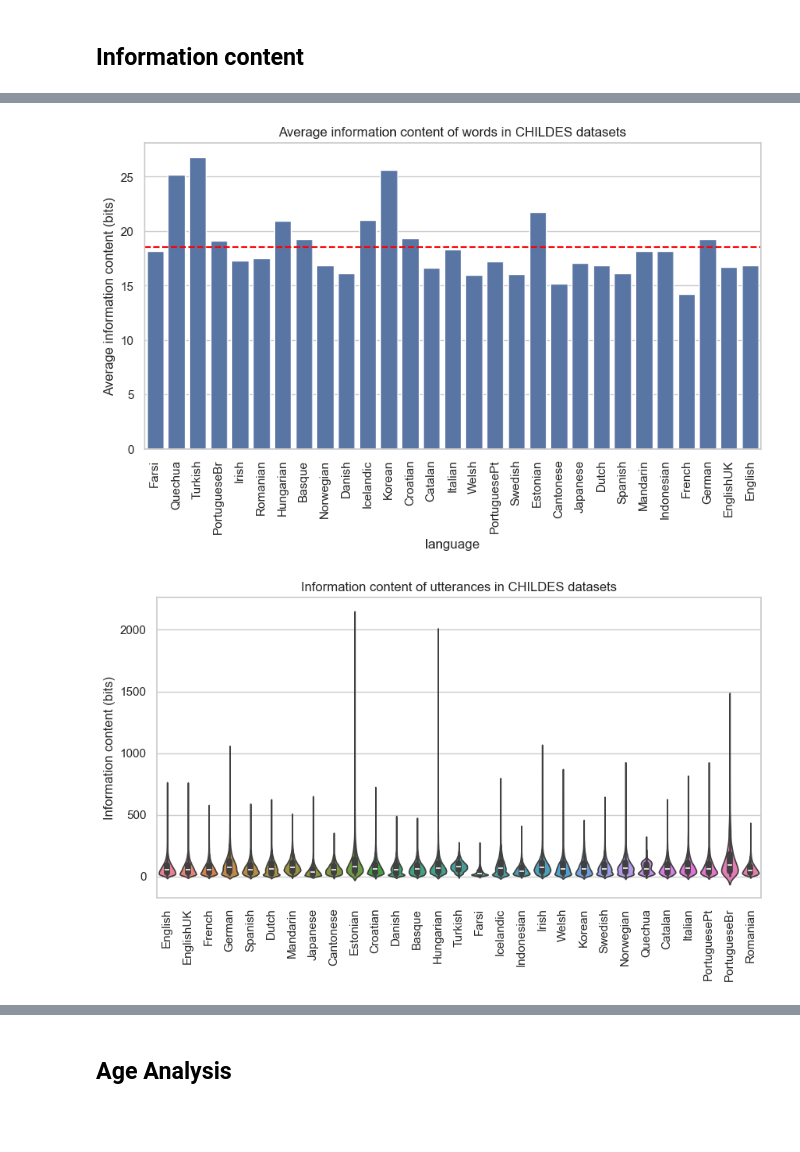
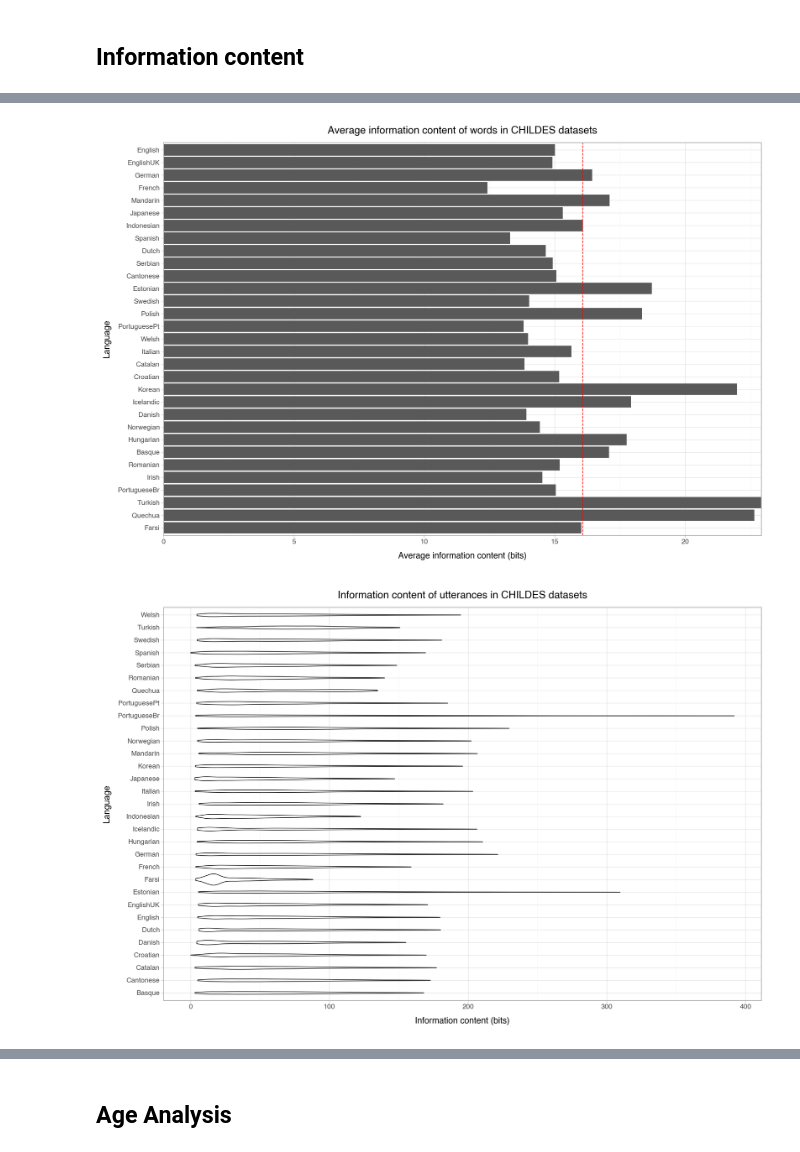
Before and after one commit to codebyzeb/g2p-plus, a Jupyter notebook: datasets/childes/analysis/datasets.ipynb, the cells around one changed output, grey strips where cells are left out. Drawn from its saved outputs; the diff is of its cells as text; code cells hidden in the pictures; blank space fills up the shorter version.

```diff
--- a/datasets/childes/analysis/datasets.ipynb
+++ b/datasets/childes/analysis/datasets.ipynb
@@ -6,8 +6,9 @@ Comparing the different languages within the CHILDES dataset.
 import pandas as pd
 import seaborn as sns
 import matplotlib.pyplot as plt
+import plotly.express as px
+import plotnine as p9
 import numpy as np
-import plotly.express as px
 
 from datasets import load_dataset, get_dataset_config_names
 from tqdm import tqdm
@@ -15,3 +16,4 @@ from tqdm import tqdm
 DATASET_PATH = '../CHILDES-dataset'
 
 sns.set_theme(style="whitegrid")
+p9.theme_set(p9.theme_light())
@@ -18,13 +22,13 @@ sns.set_theme(style="whitegrid")
 # %%
-languages = get_dataset_config_names('transformersegmentation/CHILDES')
+languages = get_dataset_config_names(DATASET_PATH)
 print('Languages:', languages)
-datasets = {language : load_dataset('transformersegmentation/CHILDES', language, split='train') for language in languages}
+datasets = {language : load_dataset(DATASET_PATH, language, split='train') for language in languages}
 # %% [output]
 Languages: ['English', 'EnglishUK', 'French', 'German', 'Spanish', 'Dutch', 'Mandarin', 'Japanese', 'Cantonese', 'Estonian', 'Croatian', 'Danish', 'Basque', 'Hungarian', 'Turkish', 'Farsi', 'Icelandic ...
 # %%
 properties = pd.DataFrame(columns=['language', 'n_utterances', 'n_words', 'n_phonemes', 'unique_words'])
-properties.set_index('language', inplace=True)
-properties.index.name = 'language'
+#properties.set_index('language', inplace=True)
+#properties.index.name = 'language'
 
 for language, dataset in datasets.items():
     lines = list(dataset['phonemized_utterance'])
@@ -35,7 +39,7 @@ for language, dataset in datasets.items():
     unique_words = [w.strip() for w in ' '.join(lines).split('WORD_BOUNDARY')]
     unique_words = len(set(unique_words))
 
-    properties.loc[language] = [n_utterances, n_words, n_phonemes, unique_words]
+    properties.loc[len(properties)] = [language, n_utterances, n_words, n_phonemes, unique_words]
 
 properties
 # %% [output]
@@ -276,0 +355,5 @@ plt.show()
+# %%
+# Remove top 5% of information content values for each language
+for language in information_content:
+    percentile = np.percentile(information_content[language], 95)
+    information_content[language] = [i for i in information_content[language] if i <= percentile]
@@ -277,35 +376,50 @@ plt.show()
 # %%
 # Plot average information content of words in each language
-plt.figure(figsize=(10, 5))
-# Sort by n_words
-properties = properties.sort_values('n_words')
-properties['average_information_content'] = [np.mean(information_content[language]) for language in properties.index]
-sns.barplot(data=properties, x=properties.index, y='average_information_content')
-plt.axhline(y=properties['average_information_content'].mean(), color='red', linestyle='--')
-plt.xticks(rotation=90)
-plt.ylabel('Average information content (bits)')
-plt.title('Average information content of words in CHILDES datasets')
-plt.show()
+properties['average_information_content'] = [np.mean(information_content[language]) for language in properties.language]
+
+p = (p9.ggplot(properties.reset_index(), p9.aes(x='language', y='average_information_content'))
+     + p9.geom_bar(stat='identity')
+     + p9.geom_hline(yintercept=properties['average_information_content'].mean(), linetype='dashed', color='red')
+     + p9.scale_y_continuous(limits=(0, None), expand=(0, 0))
+     + p9.coord_flip()
+     + p9.theme(figure_size=(12, 8))
+     + p9.ggtitle('Average information content of words in CHILDES datasets')
+     + p9.xlab('Language')
+     + p9.ylab('Average information content (bits)')
+)
+
+p.show()
 # %% [output]
-[figure, old version]
+[figure, new version]
 # %%
 # Calculate the information content of each utterance in each language
 information_content = {}
 for language, dataset in tqdm(datasets.items()):
     lines = list(dataset['phonemized_utterance'])
     lines = [line.replace(' WORD_BOUNDARY', '') for line in lines]
     np.random.shuffle(lines)
     lines = lines[:10000]
     information_content[language] = [word_information(line, language) for line in lines]
 
+# Remove top 5% of information content values for each language
+for language in information_content:
+    percentile = np.percentile(information_content[language], 95)
+    information_content[language] = [i for i in information_content[language] if i <= percentile]
+
 # Plot the information content of utterances in each language
-plt.figure(figsize=(10, 5))
-sns.violinplot(data=information_content)
-plt.xticks(rotation=90)
-plt.ylabel('Information content (bits)')
-plt.title('Information content of utterances in CHILDES datasets')
-plt.show()
+p = (p9.ggplot(pd.DataFrame({'language': [language for language in information_content for _ in information_content[language]],
+                             'information': [info for infos in information_content.values() for info in infos]}),
+               p9.aes(x='language', y='information'))
+     + p9.geom_violin()
+     + p9.coord_flip()
+     + p9.theme(figure_size=(12, 8))
+     + p9.ggtitle('Information content of utterances in CHILDES datasets')
+     + p9.xlab('Language')
+     + p9.ylab('Information content (bits)')
+)
+
+p.show()
 # %% [output]
-[figure, old version]
+[figure, new version]
 # %%
 # Plot average information content of utterances in each language
```
Also changed, not shown: parts of 21 cells of this notebook, 4 other files.
